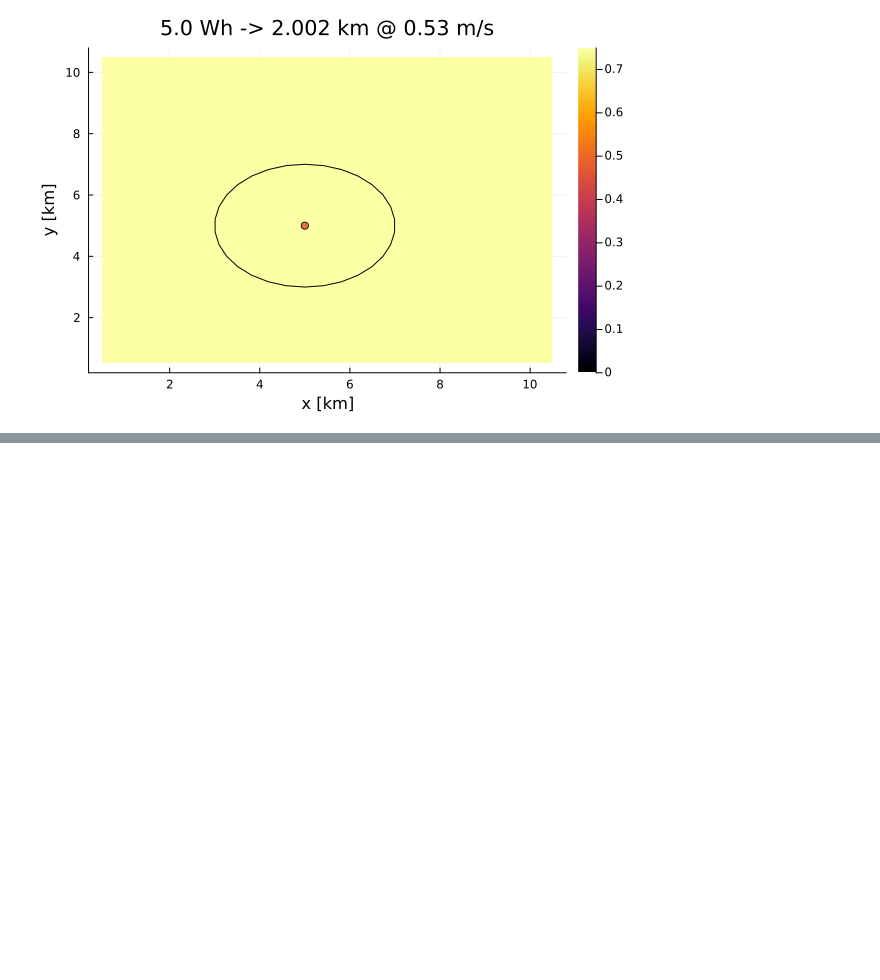
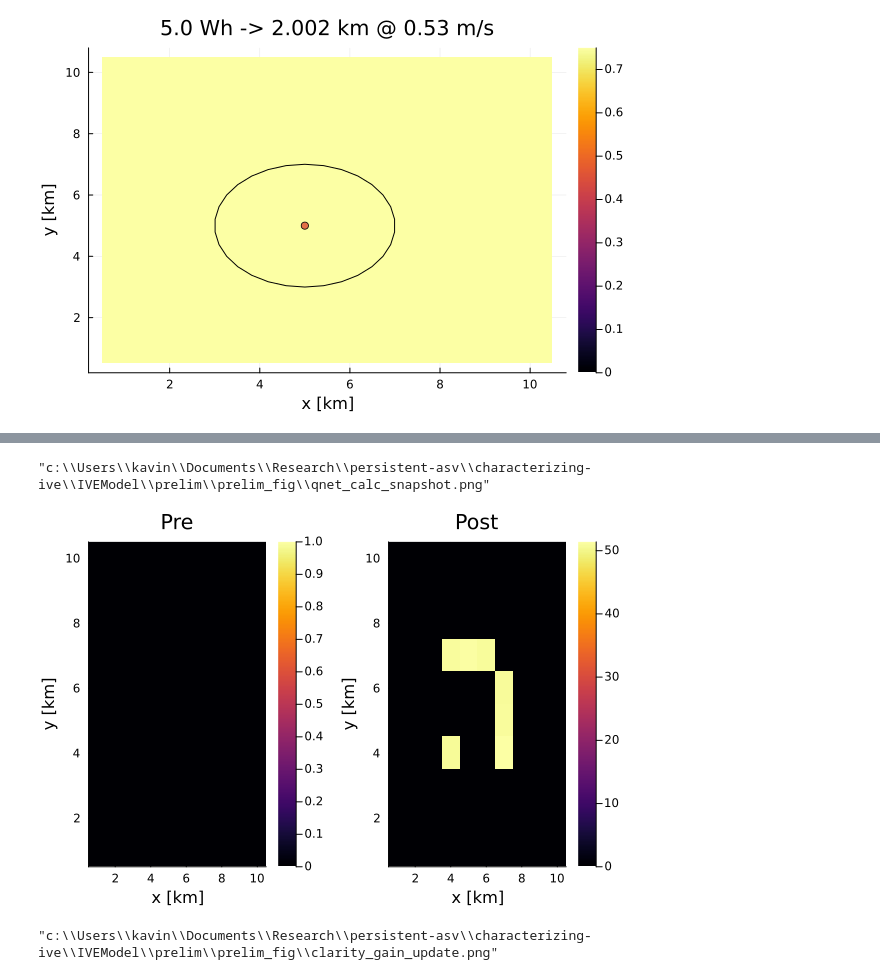
Before and after one commit to kmgovind/persistent-speed-control, a Jupyter notebook: IVEModel/prelim/area_based.ipynb, the cells around one changed output, grey strips where cells are left out. Saved outputs shown, nothing was run; the diff lists cells and outputs as text; code cells hidden in the pictures; blank space fills up the shorter version.

```diff
--- a/IVEModel/prelim/area_based.ipynb
+++ b/IVEModel/prelim/area_based.ipynb
@@ -143,0 +190,33 @@ Plots.AnimatedGif("/tmp/jl_jczMrQbsLc.gif")
+# %%
+savefig("prelim_fig/qnet_calc_snapshot.png")
+# %% [output]
+"c:\\Users\\kavin\\Documents\\Research\\persistent-asv\\characterizing-ive\\IVEModel\\prelim\\prelim_fig\\qnet_calc_snapshot.png"
+# %%
+function distance_calc(x1, y1, x2, y2)
+    return sqrt((x1-x2)^2 + (y1-y2)^2);
+end
+
+delta_rad = 0.25; # all grid points within delta_rad of the boundary will be considered for computation
+
+qnet_matrix = [point.qnet for point in grid]
+presort = heatmap(qnet_matrix, xlabel="x [km]", ylabel="y [km]", title="Pre")
+
+base_q = sum(clarity_matrix)
+loss_rate = 0.15; # assume constant for now for simplicity
+
+for point in grid
+    if abs(distance_calc(point.x, point.y, robot_loc[1], robot_loc[2]) - target_dist) <= delta_rad
+        point.qnet = base_q + (1.0 - point.clarity) - loss_rate;
+    end
+end
+
+new_qnet_matrix = [point.qnet for point in grid]
+postsort = heatmap(new_qnet_matrix, xlabel="x [km]", ylabel="y [km]", title="Post")
+
+plot(presort, postsort, layout=(1,2))
+# %% [output]
+[figure, added]
+# %%
+savefig("prelim_fig/clarity_gain_update.png")
+# %% [output]
+"c:\\Users\\kavin\\Documents\\Research\\persistent-asv\\characterizing-ive\\IVEModel\\prelim\\prelim_fig\\clarity_gain_update.png"
```
Also changed, not shown: parts of 6 cells of this notebook, 11 other files.
